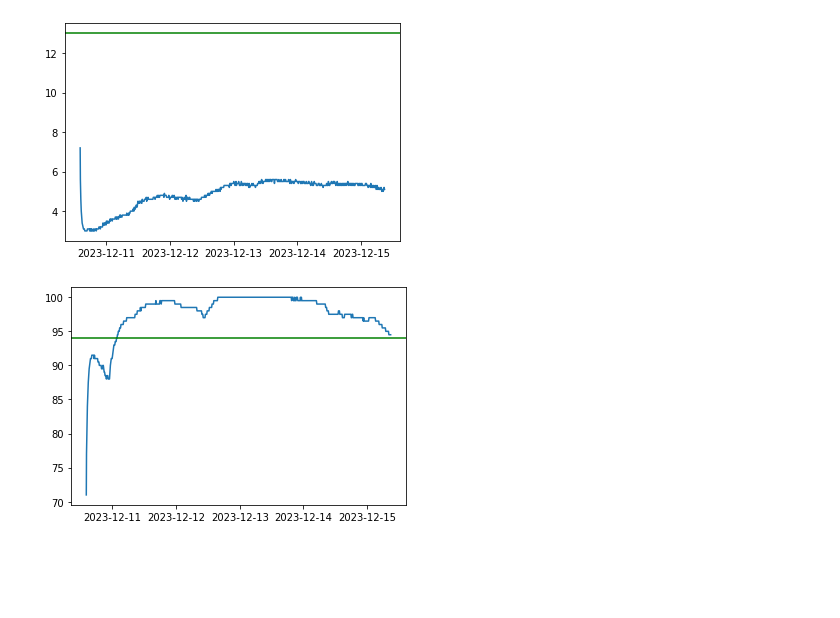
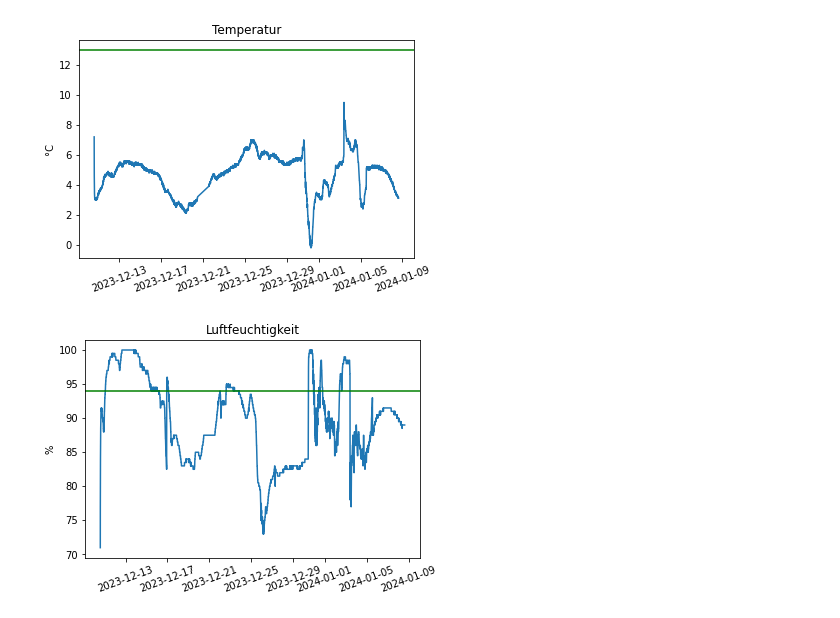
Before and after one commit to benedikt-holland/cheese-dashboard, a Jupyter notebook: cheese.ipynb, the cells around one changed output. Saved outputs shown, nothing was run; the diff lists cells and outputs as text; code cells hidden in the pictures; blank space fills up the shorter version.

Commit message:
✨ generate plots

```diff
--- a/cheese.ipynb
+++ b/cheese.ipynb
@@ -13,3 +5,9 @@ data = pd.read_csv("Käsekammer.csv")
+# %%
+data = pd.DataFrame()
+for root,dirs,files in os.walk("./"):
+    for file in files:
+        if file.endswith(".csv"):
+            data = pd.concat([data, pd.read_csv(file)])
 # %%
 assert ((data["orig_value"] - data["value"]) == 0).all()
 # %%
@@ -22,8 +20,8 @@ data.shape[0]
 data.time = pd.to_datetime(data.time)
 # %%
 columns = ["time", "value"]
-humidity = data[data["variable"] == "Humditiy"][columns].set_index("time")
-temperature = data[data["variable"] == "Temperature"][columns].set_index("time")
+humidity = data[data["variable"] == "Humditiy"][columns].sort_values("time", ascending=False).set_index("time")
+temperature = data[data["variable"] == "Temperature"][columns].sort_values("time", ascending=False).set_index("time")
 # %%
 humidity.head()
 # %% [output]
@@ -50,10 +38,18 @@ temperature.head()
 # %%
 plt.plot(temperature);
 plt.axhline(13, color="g");
+plt.xticks(rotation=20);
+plt.title("Temperatur");
+plt.ylabel("°C");
+plt.savefig("temperature.png");
 # %% [output]
-[figure, old version]
+[figure, new version]
 # %%
 plt.plot(humidity);
 plt.axhline(94, color="g");
+plt.xticks(rotation=20);
+plt.title("Luftfeuchtigkeit");
+plt.ylabel("%");
+plt.savefig("humidity.png");
 # %% [output]
-[figure, old version]
+[figure, new version]
```
Also changed, not shown: parts of 5 cells of this notebook, 1 other file.
